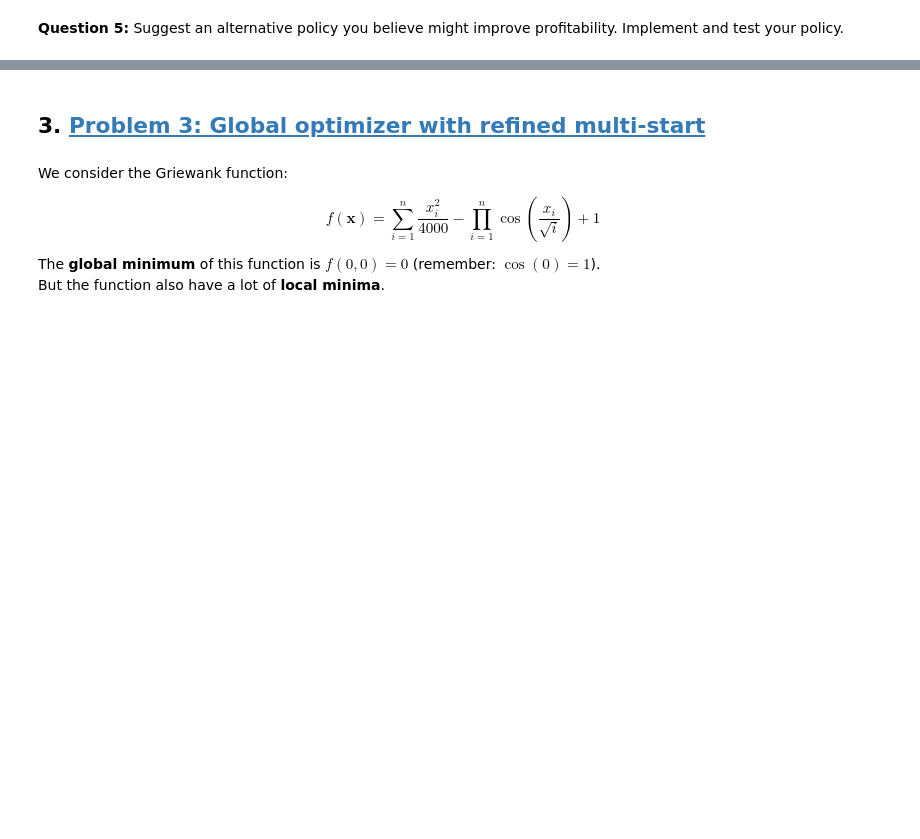
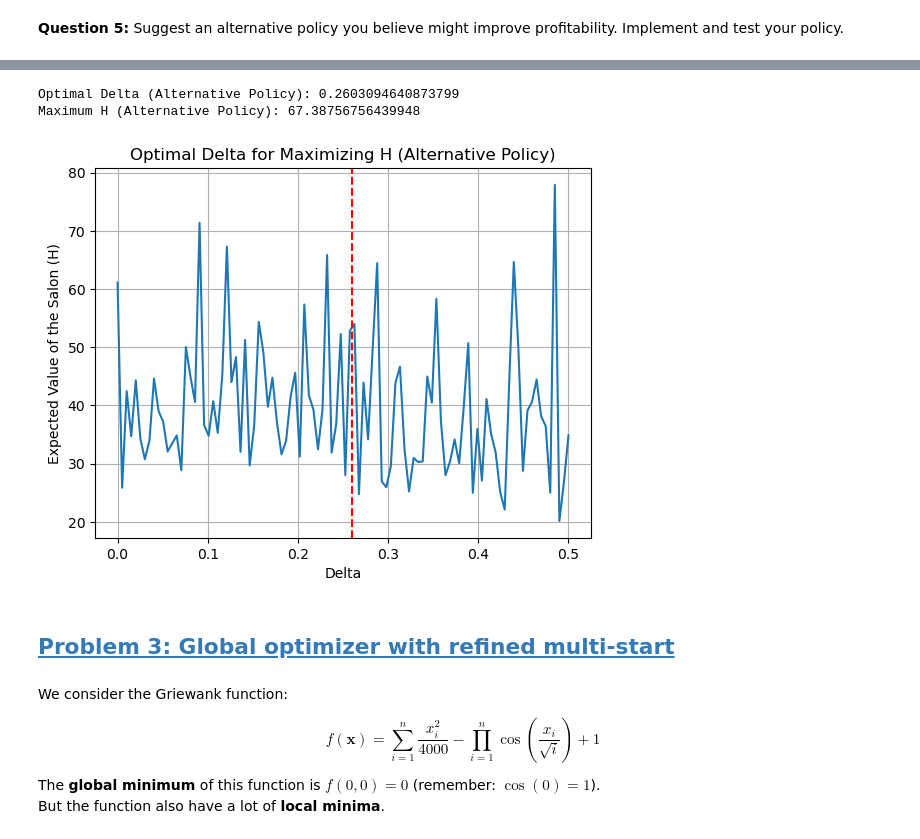
Before and after one commit to NumEconCopenhagen/projects-2023-kscd, a Jupyter notebook: Exam project/Exam-2023-notebook.ipynb, the cells around one changed output, grey strips where cells are left out. Saved outputs shown, nothing was run; the diff lists cells and outputs as text; code cells hidden in the pictures; blank space fills up the shorter version.

```diff
--- a/Exam project/Exam-2023-notebook.ipynb
+++ b/Exam project/Exam-2023-notebook.ipynb
@@ -561,5 +655,56 @@ With $\Delta \geq 0$ and $\Delta = 0$ being the previous policy.
+# %%
+# Define the employment policy with cost-based threshold
+def employment_policy_alt(kappa, w, eta, delta, ell_previous):
+    ell_star = ((1 - eta) * kappa / w) ** (1 / eta)
+    diff = np.abs(ell_previous - ell_star)
+    cost_threshold = (1 - eta) * w * ell_star ** (-eta) * delta
+    return np.where(diff > cost_threshold, ell_star, ell_previous)
+
+# Define the objective function for optimization
+def objective_alt(delta):
+    H_sum = 0
+    for _ in range(K):
+        epsilon = np.random.normal(loc=-0.5 * sigma_epsilon ** 2, scale=sigma_epsilon, size=120)
+        log_kappa = np.insert(rho * np.cumsum(epsilon[:-1]) + epsilon[0], 0, 0)
+        kappa = np.exp(log_kappa)
+        kappa[kappa < 0] = 0
+
+        ell = np.zeros(120)
+        ell_previous = 0
+        for t in range(120):
+            ell[t] = employment_policy_alt(kappa[t], w, eta, delta, ell_previous)
+            ell_previous = ell[t]
+
+        H_sum += h(kappa, ell, w, eta, delta)
+
+    H = H_sum / K
+    return -H
+
+# Perform the optimization for the alternative policy
+result_alt = minimize_scalar(objective_alt, bounds=(0, 0.5), method='bounded')
+optimal_delta_alt = result_alt.x
+max_H_alt = -result_alt.fun
+
+# Print the results for the alternative policy
+print("Optimal Delta (Alternative Policy):", optimal_delta_alt)
+print("Maximum H (Alternative Policy):", max_H_alt)
+
+# Plot the results for the alternative policy
+delta_values = np.linspace(0, 0.5, 100)
+H_values_alt = [-objective_alt(delta) for delta in delta_values]
+plt.plot(delta_values, H_values_alt)
+plt.xlabel('Delta')
+plt.ylabel('Expected Value of the Salon (H)')
+plt.title('Optimal Delta for Maximizing H (Alternative Policy)')
+plt.grid(True)
+plt.axvline(x=optimal_delta_alt, color='r', linestyle='--')
+plt.show()
+# %% [output]
+Optimal Delta (Alternative Policy): 0.2603094640873799
+Maximum H (Alternative Policy): 67.38756756439948
+[figure, added]
 # %% [markdown]
-## 3. <a id='toc3_'></a>[Problem 3: Global optimizer with refined multi-start](#toc0_)
+## <a id='toc3_'></a>[Problem 3: Global optimizer with refined multi-start](#toc0_)
 # %% [markdown]
 We consider the Griewank function:
 
```
Also changed, not shown: parts of 24 cells of this notebook, 2 other files.
